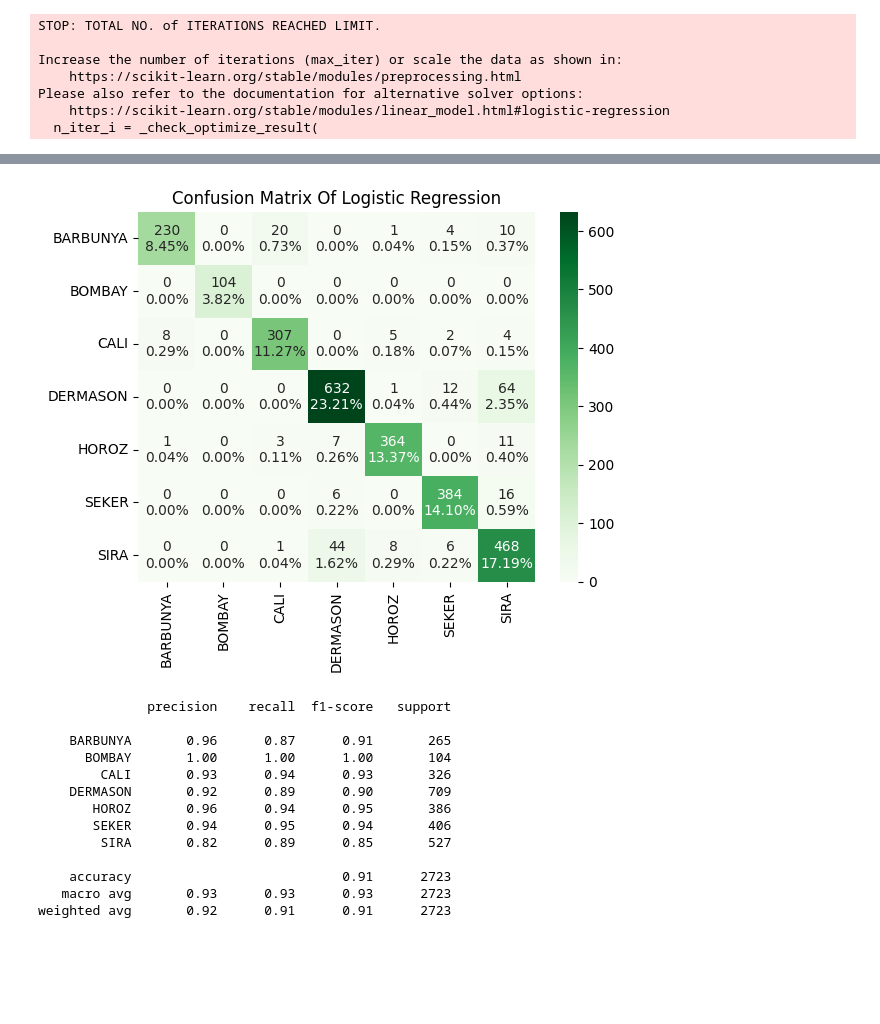
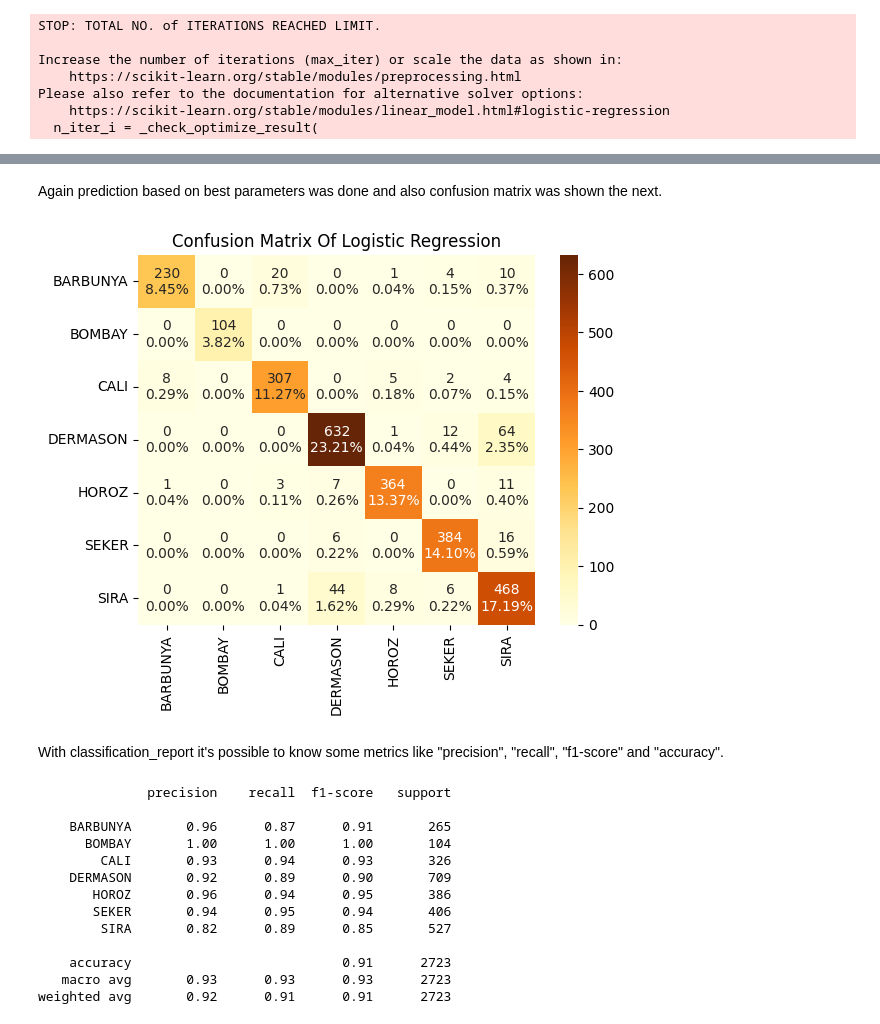
Before and after one commit to amin-eghbalian/dry_bean, a Jupyter notebook: dry_bean.ipynb, the cells around one changed output, grey strips where cells are left out. Cells and saved outputs as stored; diff of their text form; code cells hidden in the pictures; blank space fills up the shorter version.

```diff
--- a/dry_bean.ipynb
+++ b/dry_bean.ipynb
@@ -248,5 +306,7 @@ Best Score of train set: 0.9160545193868785
 Best parameter set: {'model__C': 10000.0, 'model__penalty': 'l2', 'model__solver': 'liblinear'}
 Test Score: 0.9140653690782226
+# %% [markdown]
+Again prediction based on best parameters was done and also confusion matrix was shown the next.
 # %%
 y_pred_logistic = grid_search_logistic_regression.best_estimator_.predict(X_valid)
 # %%
@@ -254,24 +314,26 @@ confusion_matrix_logistic = confusion_matrix(y_valid, y_pred_logistic)
 # %%
 labels = ["BARBUNYA","BOMBAY","CALI","DERMASON","HOROZ","SEKER","SIRA"]
 group_names = ["BARBUNYA","BOMBAY","CALI","DERMASON","HOROZ","SEKER","SIRA"]
 group_counts = [
     "{0:0.0f}".format(value) for value in confusion_matrix_logistic.flatten()
 ]
 group_percentages = [
     "{0:.2%}".format(value)
     for value in confusion_matrix_logistic.flatten() / np.sum(confusion_matrix_logistic)
 ]
 labels_matrix = [
     f"{v1}\n{v2}"
     for v1, v2 in zip(group_counts, group_percentages)
 ]
 labels_matrix = np.asarray(labels_matrix).reshape(7, 7)
-sns.heatmap(confusion_matrix_logistic, annot=labels_matrix, fmt="", cmap="Greens",
+sns.heatmap(confusion_matrix_logistic, annot=labels_matrix, fmt="", cmap="YlOrBr",
             xticklabels = labels, yticklabels = labels)
 plt.title("Confusion Matrix Of Logistic Regression")
 plt.show()
 # %% [output]
-[figure, old version]
+[figure, new version]
+# %% [markdown]
+With classification_report it's possible to know some metrics like "precision", "recall", "f1-score" and "accuracy".
 # %%
 print(classification_report(y_valid,y_pred_logistic))
 # %% [output]
```
Also changed, not shown: parts of 23 cells of this notebook.
